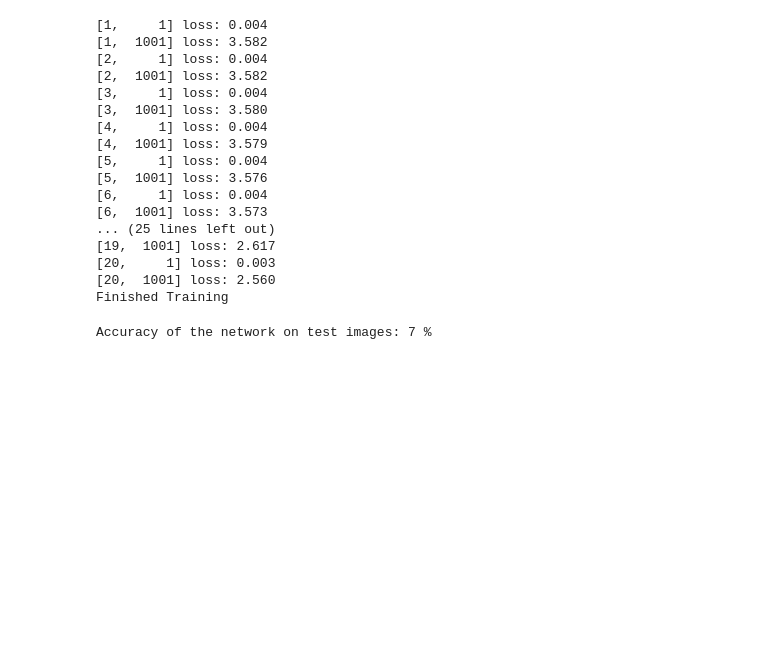
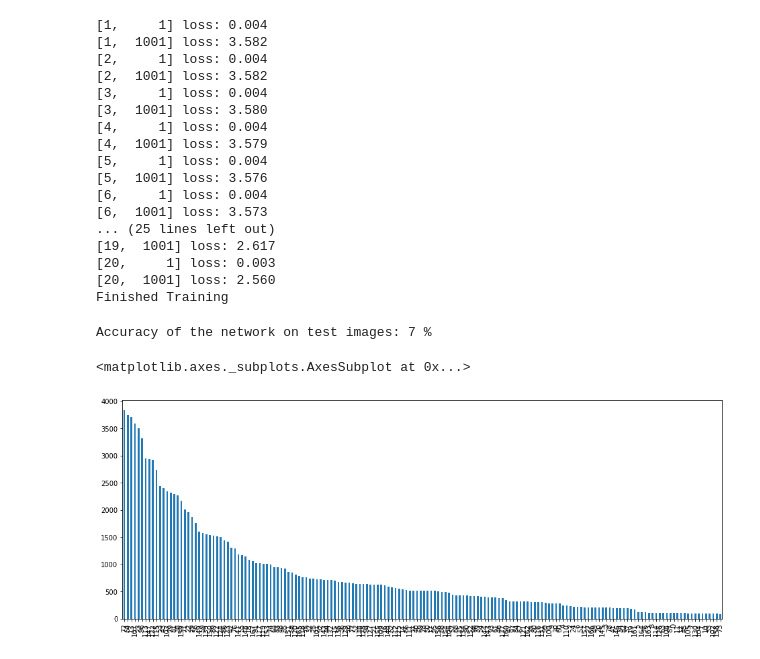
Before and after one commit to naziah28/grapheme-classification, a Jupyter notebook: Basic.ipynb, the cells around one changed output. Drawn from its saved outputs; the diff is of its cells as text; code cells hidden in the pictures; blank space fills up the shorter version.

```diff
--- a/Basic.ipynb
+++ b/Basic.ipynb
@@ -213,3 +213,14 @@ with torch.no_grad():
     correct += (predicted == labels).sum().item()
 # %%
 total, correct
+# %%
+import pandas as pd
+from pylab import rcParams
+rcParams['figure.figsize'] = 16, 6
+
+df = pd.read_csv("data/train.csv")
+# %%
+df['grapheme_root'].value_counts().plot.bar()
+# %% [output]
+<matplotlib.axes._subplots.AxesSubplot at 0x...>
+[figure, added]
```
Also changed, not shown: parts of 9 cells of this notebook, 6 other files.
